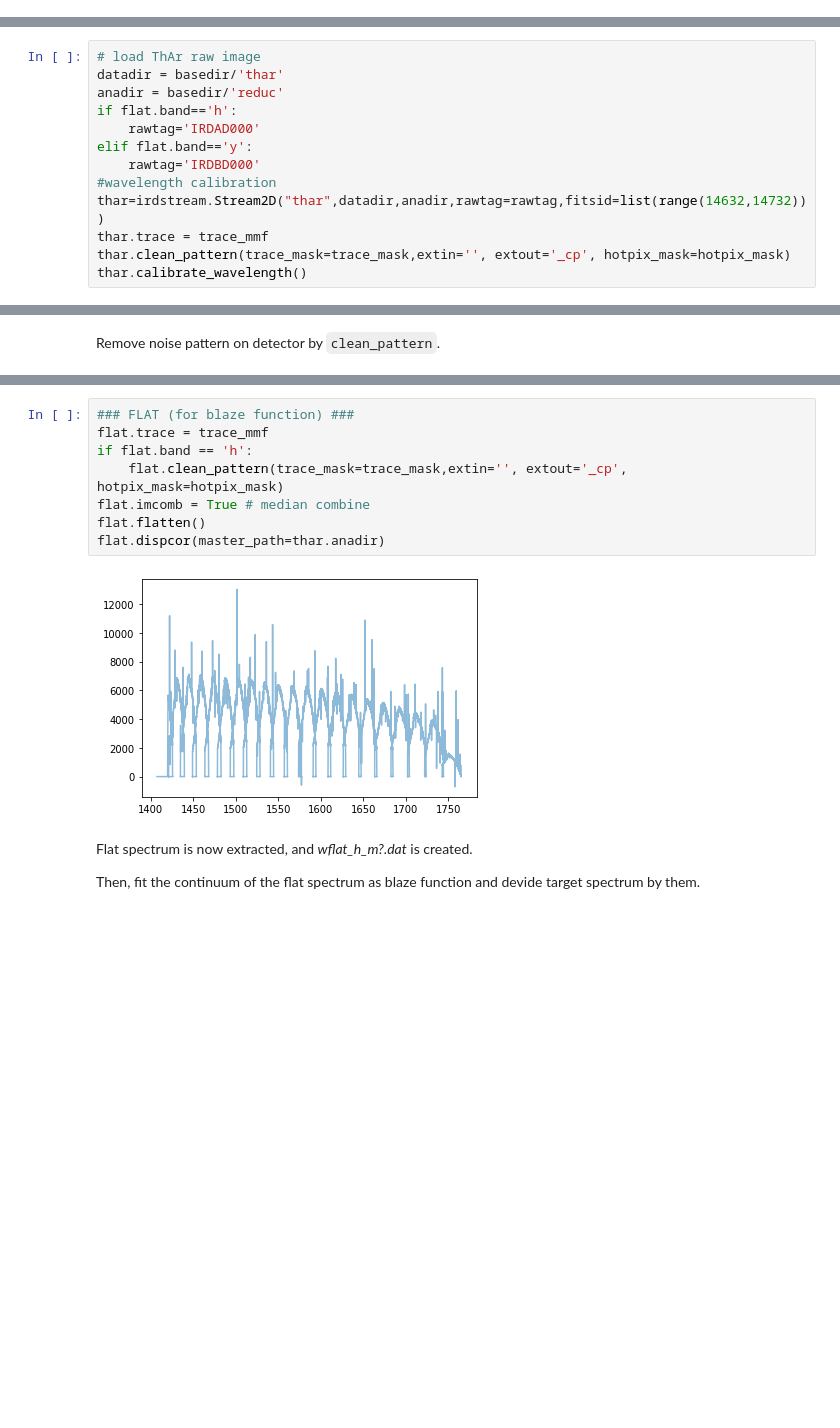
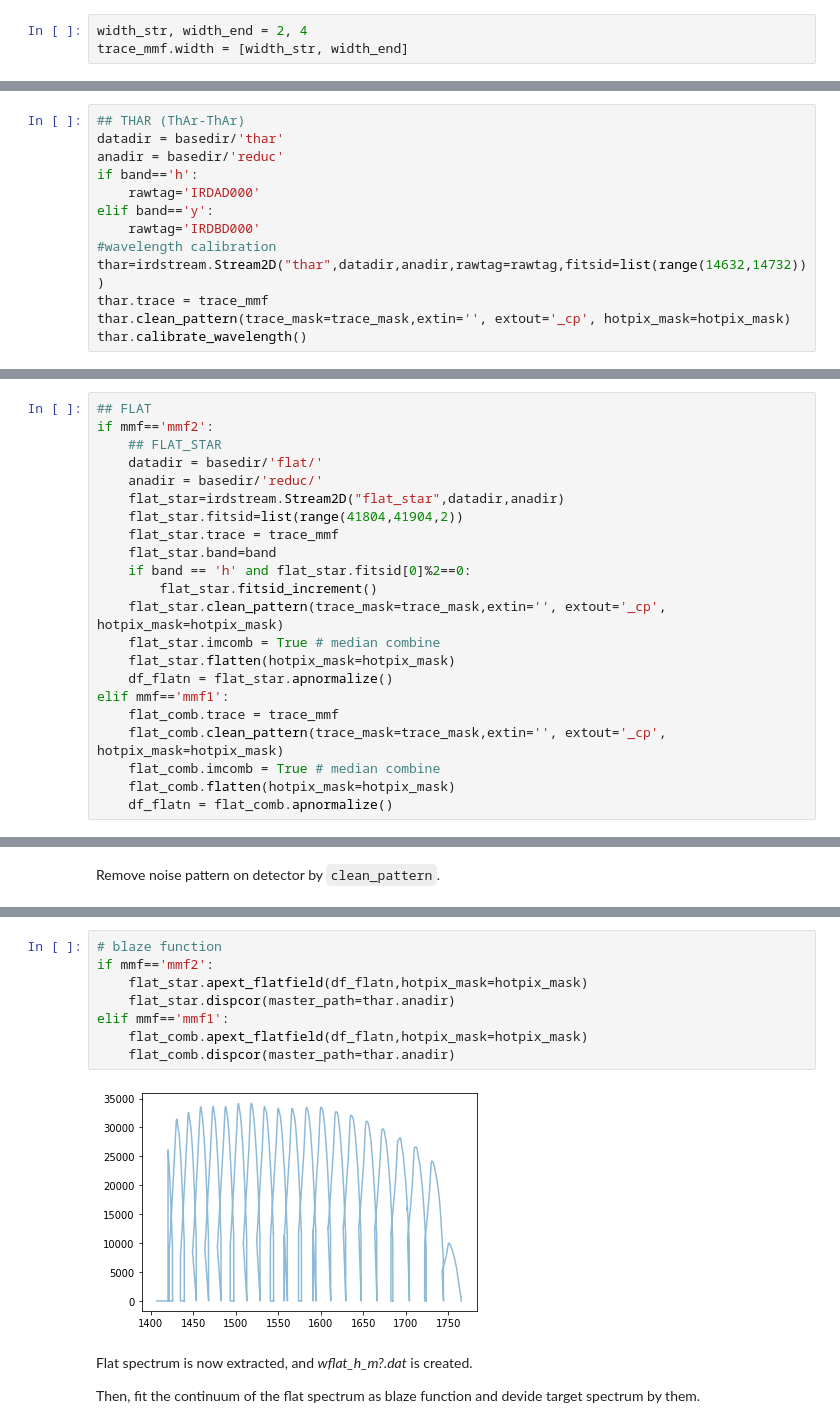
Before and after one commit to prvjapan/pyird, a Jupyter notebook: documents/tutorials/IRD_stream.ipynb, the cells around one changed output, grey strips where cells are left out. Drawn from its saved outputs; the diff is of its cells as text; blank space fills up the shorter version.

```diff
--- a/documents/tutorials/IRD_stream.ipynb
+++ b/documents/tutorials/IRD_stream.ipynb
@@ -57,3 +70,6 @@ cross-section: row  1170
+# %%
+width_str, width_end = 2, 4
+trace_mmf.width = [width_str, width_end]
 # %% [markdown]
 Show trace mask.
 # %%
@@ -108,12 +128,12 @@ Wavelength calibration is performed by using reference frames (Thrium-Argon).
 We do not need to identify the emission lines by eye;
 ``calibrate_wavelength`` automatically refer to the line list!
 # %%
-# load ThAr raw image
+## THAR (ThAr-ThAr)
 datadir = basedir/'thar'
 anadir = basedir/'reduc'
-if flat.band=='h':
+if band=='h':
     rawtag='IRDAD000'
-elif flat.band=='y':
+elif band=='y':
     rawtag='IRDBD000'
 #wavelength calibration
 thar=irdstream.Stream2D("thar",datadir,anadir,rawtag=rawtag,fitsid=list(range(14632,14732)))
@@ -145,0 +150,22 @@ standard deviation of residuals of 1st iteration = 0.00915
+# %%
+## FLAT
+if mmf=='mmf2':
+    ## FLAT_STAR
+    datadir = basedir/'flat/'
+    anadir = basedir/'reduc/'
+    flat_star=irdstream.Stream2D("flat_star",datadir,anadir)
+    flat_star.fitsid=list(range(41804,41904,2))
+    flat_star.trace = trace_mmf
+    flat_star.band=band
+    if band == 'h' and flat_star.fitsid[0]%2==0:
+        flat_star.fitsid_increment()
+    flat_star.clean_pattern(trace_mask=trace_mask,extin='', extout='_cp', hotpix_mask=hotpix_mask)
+    flat_star.imcomb = True # median combine
+    flat_star.flatten(hotpix_mask=hotpix_mask)
+    df_flatn = flat_star.apnormalize()
+elif mmf=='mmf1':
+    flat_comb.trace = trace_mmf
+    flat_comb.clean_pattern(trace_mask=trace_mask,extin='', extout='_cp', hotpix_mask=hotpix_mask)
+    flat_comb.imcomb = True # median combine
+    flat_comb.flatten(hotpix_mask=hotpix_mask)
+    df_flatn = flat_comb.apnormalize()
@@ -202,13 +231,13 @@ By setting ``imcomb=True``, Flat images will be median combined.
 # %%
-### FLAT (for blaze function) ###
-flat.trace = trace_mmf
-if flat.band == 'h':
-    flat.clean_pattern(trace_mask=trace_mask,extin='', extout='_cp', hotpix_mask=hotpix_mask)
-flat.imcomb = True # median combine
-flat.flatten()
-flat.dispcor(master_path=thar.anadir)
+# blaze function
+if mmf=='mmf2':
+    flat_star.apext_flatfield(df_flatn,hotpix_mask=hotpix_mask)
+    flat_star.dispcor(master_path=thar.anadir)
+elif mmf=='mmf1':
+    flat_comb.apext_flatfield(df_flatn,hotpix_mask=hotpix_mask)
+    flat_comb.dispcor(master_path=thar.anadir)
 # %% [output]
-[figure, old version]
+[figure, new version]
 # %% [markdown]
 Flat spectrum is now extracted, and *wflat_h_m?.dat* is created.
 
```
Also changed, not shown: parts of 27 cells of this notebook, 13 other files.
